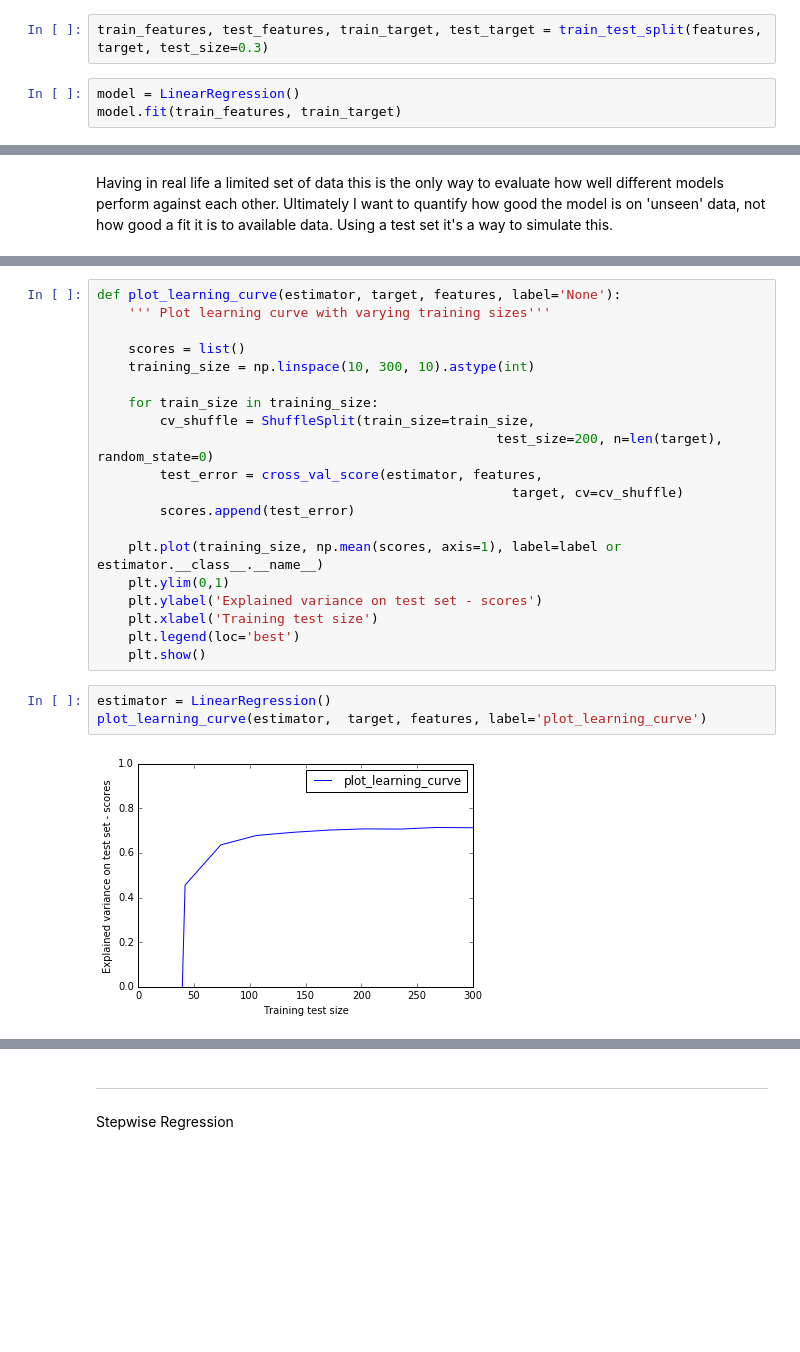
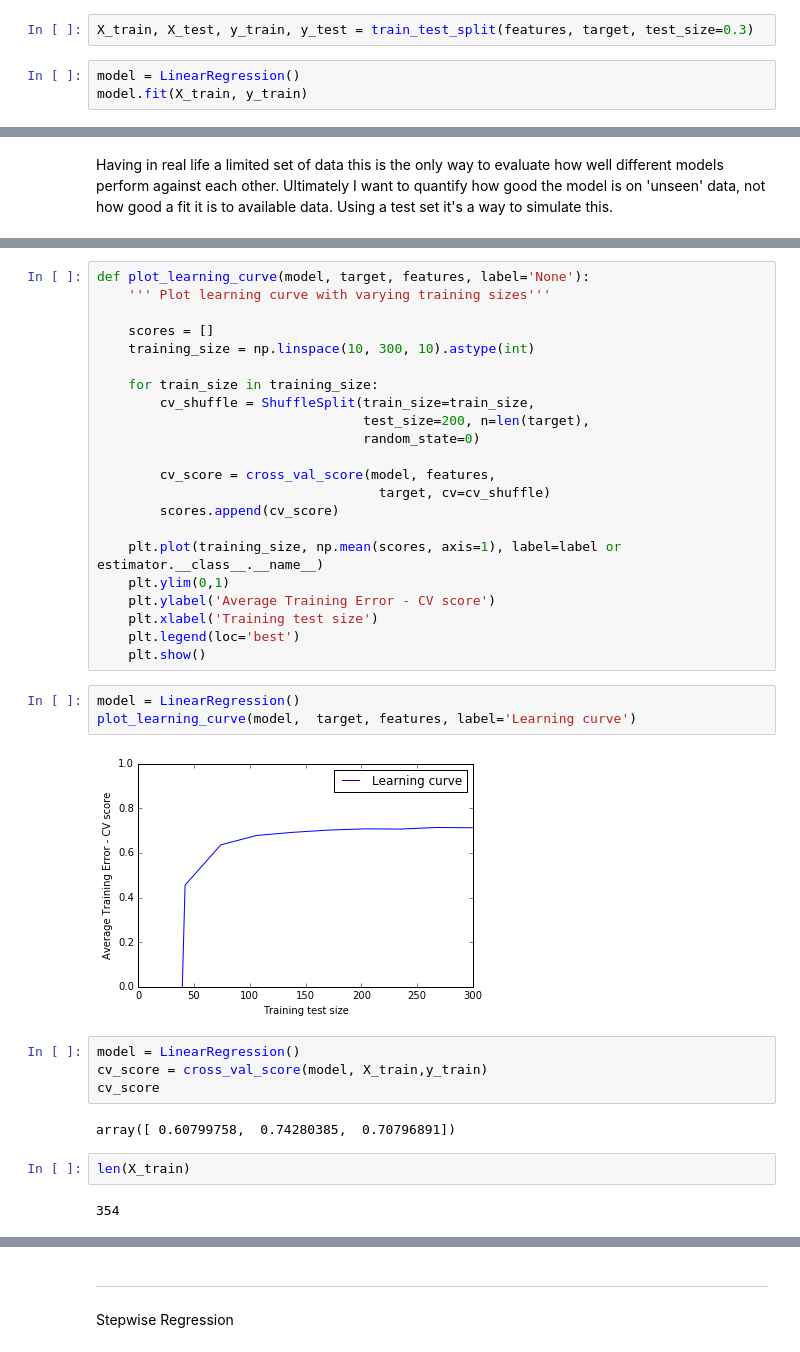
Before and after one commit to EloisaElias/Elo_portfolio, a Jupyter notebook: 15_Cross_Validation.ipynb, the cells around one changed output, grey strips where cells are left out. Saved outputs shown, nothing was run; the diff lists cells and outputs as text; blank space fills up the shorter version.

```diff
--- a/15_Cross_Validation.ipynb
+++ b/15_Cross_Validation.ipynb
@@ -82,8 +143,8 @@ Non-exhaustive cross validation methods do not compute all ways of splitting the
 # %%
-train_features, test_features, train_target, test_target = train_test_split(features, target, test_size=0.3)
+X_train, X_test, y_train, y_test = train_test_split(features, target, test_size=0.3)
 # %%
 model = LinearRegression()
-model.fit(train_features, train_target)
+model.fit(X_train, y_train)
 # %% [output]
 LinearRegression(copy_X=True, fit_intercept=True, n_jobs=1, normalize=False)
 # %%
@@ -228,25 +212,37 @@ crossval_error(features, target)
 # %%
-def plot_learning_curve(estimator, target, features, label='None'):
+def plot_learning_curve(model, target, features, label='None'):
     ''' Plot learning curve with varying training sizes'''
 
-    scores = list()
+    scores = []
     training_size = np.linspace(10, 300, 10).astype(int)
 
     for train_size in training_size:
         cv_shuffle = ShuffleSplit(train_size=train_size,
-                                                   test_size=200, n=len(target), random_state=0)
-        test_error = cross_val_score(estimator, features,
-                                                     target, cv=cv_shuffle)
-        scores.append(test_error)
+                                  test_size=200, n=len(target),
+                                  random_state=0)
+
+        cv_score = cross_val_score(model, features,
+                                    target, cv=cv_shuffle)
+        scores.append(cv_score)
 
     plt.plot(training_size, np.mean(scores, axis=1), label=label or estimator.__class__.__name__)
     plt.ylim(0,1)
-    plt.ylabel('Explained variance on test set - scores')
+    plt.ylabel('Average Training Error - CV score')
     plt.xlabel('Training test size')
     plt.legend(loc='best')
     plt.show()
 # %%
-estimator = LinearRegression()
-plot_learning_curve(estimator,  target, features, label='plot_learning_curve')
+model = LinearRegression()
+plot_learning_curve(model,  target, features, label='Learning curve')
 # %% [output]
-[figure, old version]
+[figure, new version]
+# %%
+model = LinearRegression()
+cv_score = cross_val_score(model, X_train,y_train)
+cv_score
+# %% [output]
+array([ 0.60799758,  0.74280385,  0.70796891])
+# %%
+len(X_train)
+# %% [output]
+354
```
Also changed, not shown: parts of 34 cells of this notebook.
